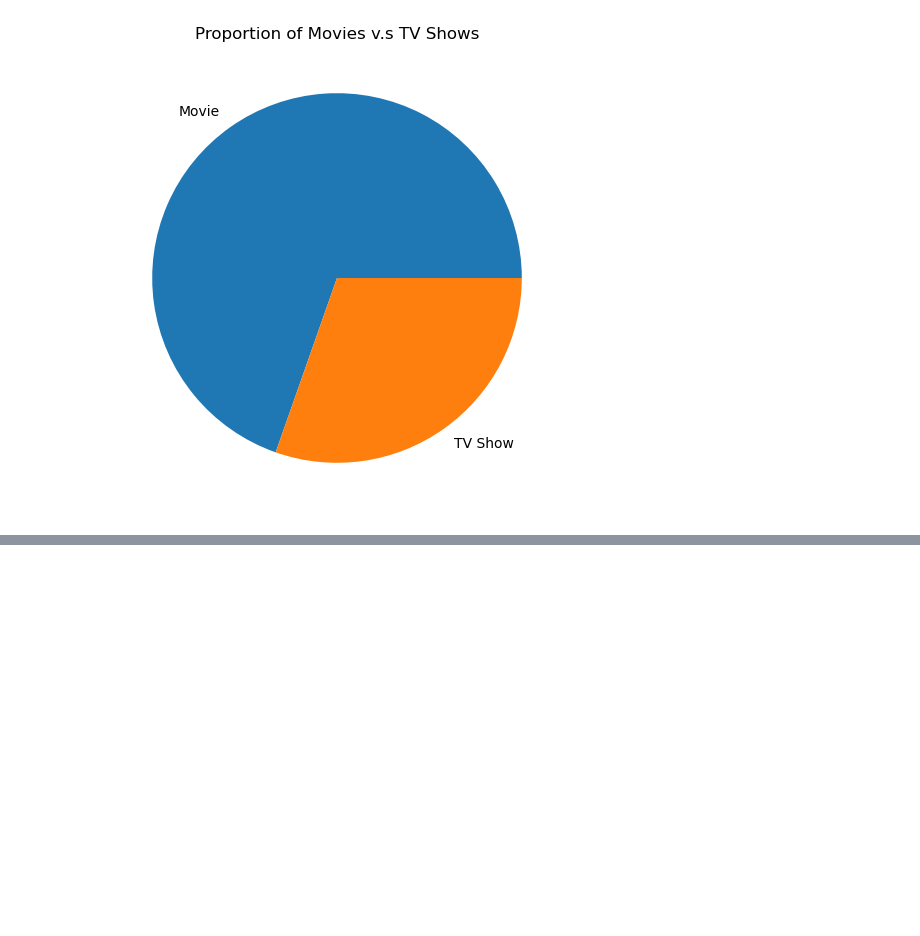
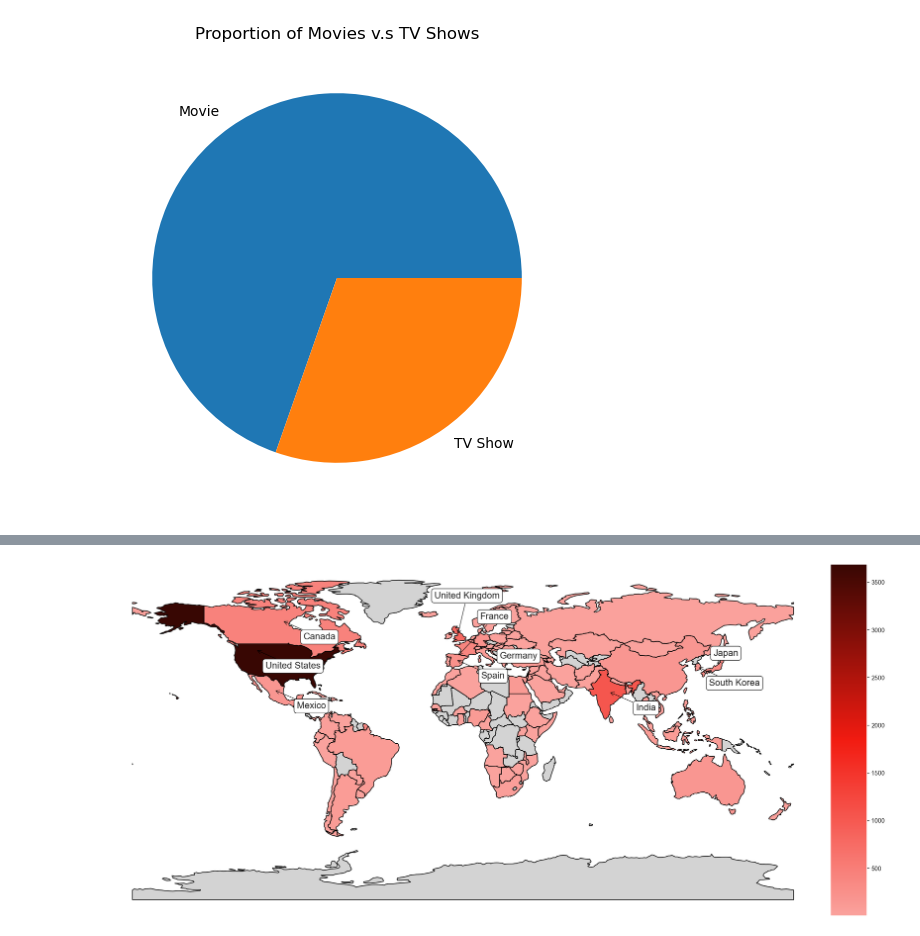
Before and after one commit to HelenLLin/Group-18-Final-Project, a Jupyter notebook: Vani_EDA.ipynb, the cells around one changed output, grey strips where cells are left out. Drawn from its saved outputs; the diff is of its cells as text; code cells hidden in the pictures; blank space fills up the shorter version.

```diff
--- a/Vani_EDA.ipynb
+++ b/Vani_EDA.ipynb
@@ -100,0 +239,6 @@ plt.show()
+# %%
+# Load the world map shapefile
+shapefile_path = "ne_110m_admin_0_countries//ne_110m_admin_0_countries.shp"
+world = gpd.read_file(shapefile_path)
+
+world.head()
@@ -100,0 +253,6 @@ plt.show()
+# %%
+world["ADMIN"] = np.where(world["ADMIN"] == "United States of America", "United States", world["ADMIN"])
+# %%
+# Merge the dataset with the world map
+world = world.merge(countries_count, how='left', left_on='ADMIN', right_on='Country')
+world.head()
@@ -100,0 +375,84 @@ plt.show()
+# %%
+# Plotting
+fig, ax1= plt.subplots(figsize=(30, 15))
+
+# Create a color map based on the count
+divider = make_axes_locatable(ax1)
+cax = divider.append_axes("right", size="5%", pad=0.1)
+
+# cmap = plt.get_cmap('Reds')
+# colors = cmap(np.linspace(0.9, 0, len(world)))
+cmap = mcolors.LinearSegmentedColormap.from_list("custom_cmap", ['#faa29d', '#f21b11', '#380703'])
+
+world.boundary.plot(ax=ax1, color = "black")
+world.plot(column='Count', ax=ax1, legend=True, cax=cax, cmap = cmap, missing_kwds={'color': 'lightgrey'})
+
+# Add titles and labels
+#ax1.set_title('World Map Color Coded by Count of Netflix Titles', fontdict={'fontsize':40}, pad=10,
+#              fontweight='bold', loc="center")
+ax1.set_axis_off()
+
+# Add annotations with arrows for the largest 10 counts
+top_10 = world.nlargest(10, 'Count')
+top_10 = top_10[~(top_10["Country"] == "Japan")]
+top_10 = top_10[~(top_10["Country"] == "United Kingdom")]
+top_10 = top_10[~(top_10["Country"] == "France")]
+
+for idx, row in top_10.iterrows():
+    ax1.annotate(
+        text=row['Country'],
+        xy=(row['geometry'].centroid.x, row['geometry'].centroid.y),
+        xytext=(row['geometry'].centroid.x + 20, row['geometry'].centroid.y - 10),  # Adjust the position of the text
+        textcoords='data',
+        arrowprops=dict(arrowstyle='->', color='black'),
+        bbox=dict(boxstyle="round,pad=0.3", edgecolor='black', facecolor='white'),
+        fontsize=20,
+        ha='center'
+    )
+
+japan = world[world['Country'] == 'Japan']
+if not japan.empty:
+    row = japan.iloc[0]
+    ax1.annotate(
+        text=row['Country'],
+        xy=(row['geometry'].centroid.x, row['geometry'].centroid.y),
+        xytext=(row['geometry'].centroid.x + 5, row['geometry'].centroid.y + 5),  # Adjust the position of the text
+        textcoords='data',
+        arrowprops=dict(arrowstyle='->', color='black'),
+        bbox=dict(boxstyle="round,pad=0.3", edgecolor='black', facecolor='white'),
+        fontsize=20,
+        ha='center'
+    )
+
+UK = world[world['Country'] == 'United Kingdom']
+if not UK.empty:
+    row = UK.iloc[0]
+    ax1.annotate(
+        text=row['Country'],
+        xy=(row['geometry'].centroid.x, row['geometry'].centroid.y),
+        xytext=(row['geometry'].centroid.x + 5, row['geometry'].centroid.y + 20),  # Adjust the position of the text
+        textcoords='data',
+        arrowprops=dict(arrowstyle='->', color='black'),
+        bbox=dict(boxstyle="round,pad=0.3", edgecolor='black', facecolor='white'),
+        fontsize=20,
+        ha='center'
+    )
+
+France = world[world['Country'] == 'France']
+if not France.empty:
+    row = France.iloc[0]
+    ax1.annotate(
+        text=row['Country'],
+        xy=(row['geometry'].centroid.x, row['geometry'].centroid.y),
+        xytext=(row['geometry'].centroid.x + 20, row['geometry'].centroid.y + 20),  # Adjust the position of the text
+        textcoords='data',
+        arrowprops=dict(arrowstyle='->', color='black'),
+        bbox=dict(boxstyle="round,pad=0.3", edgecolor='black', facecolor='white'),
+        fontsize=20,
+        ha='center'
+    )
+
+# Show plot
+#plt.show()
+# %% [output]
+[figure, added]
```
Also changed, not shown: parts of 35 cells of this notebook, 9 other files.
